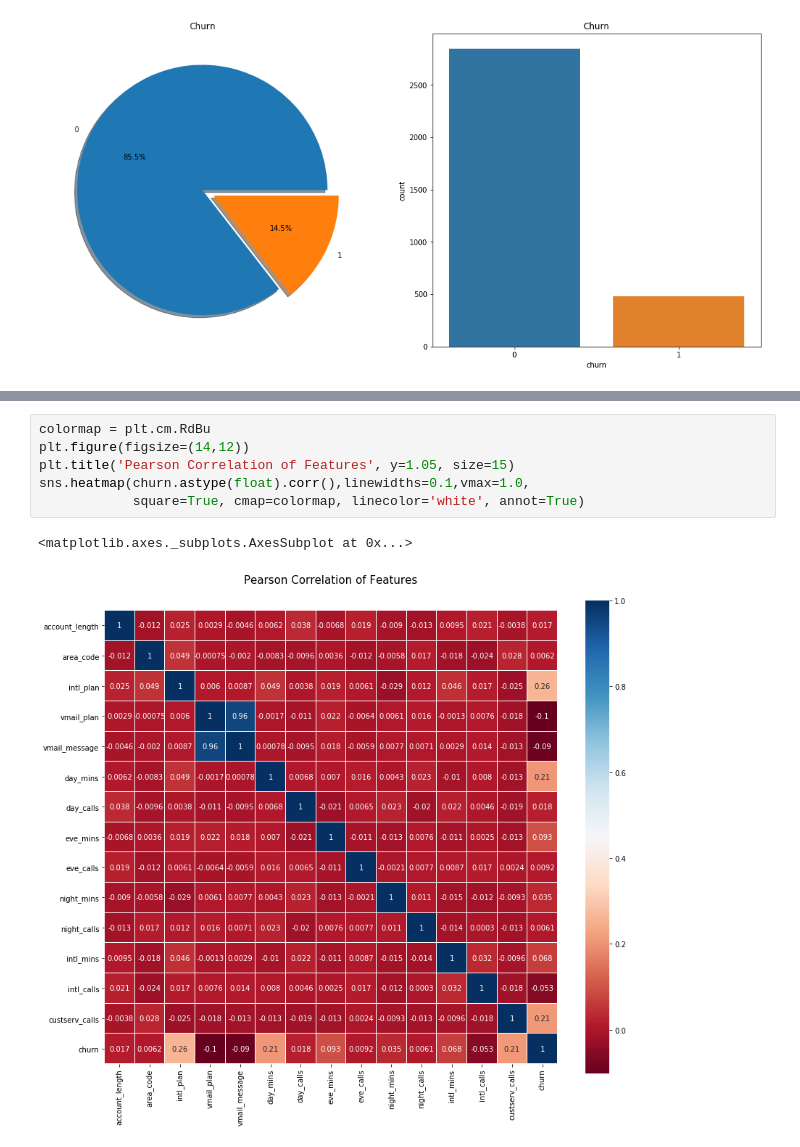
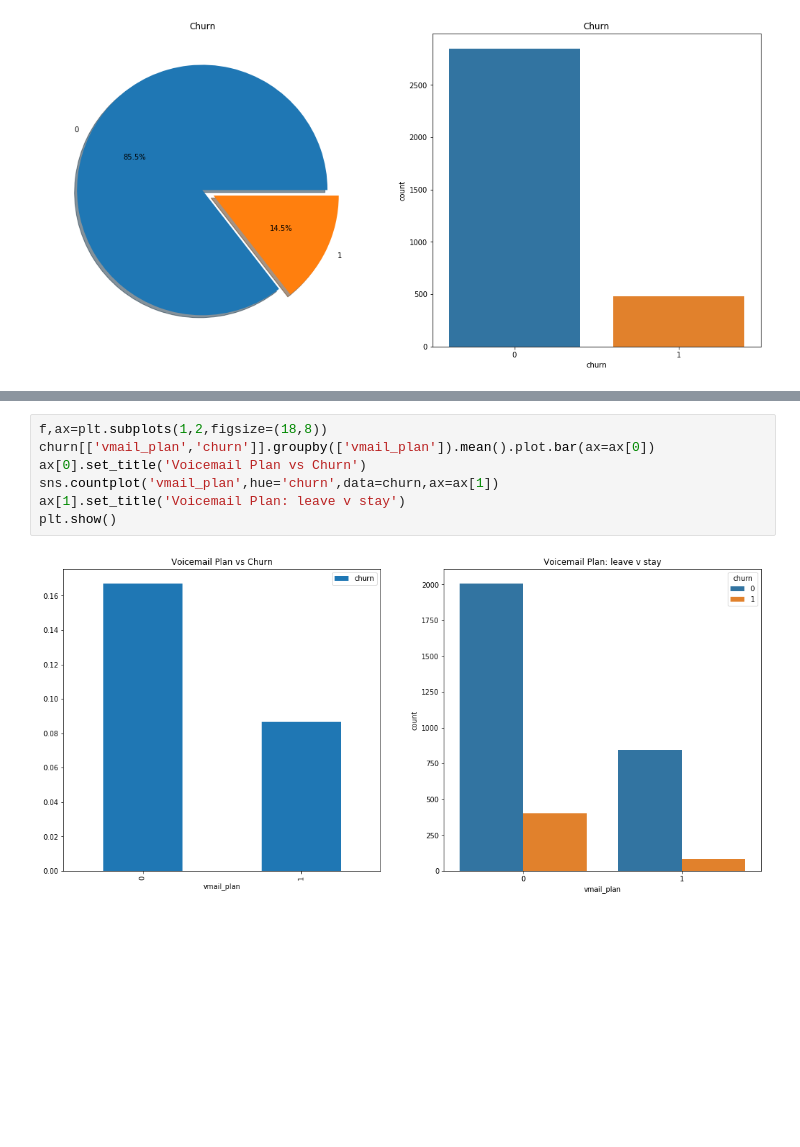
Before and after one commit to enzocordero/datasciencefinalproj, a Jupyter notebook: final proj.ipynb, the cells around one changed output, grey strips where cells are left out. Cells and saved outputs as stored; diff of their text form; blank space fills up the shorter version.

```diff
--- a/final proj.ipynb
+++ b/final proj.ipynb
@@ -87,9 +102,9 @@ plt.show()
-# %%
-colormap = plt.cm.RdBu
-plt.figure(figsize=(14,12))
-plt.title('Pearson Correlation of Features', y=1.05, size=15)
-sns.heatmap(churn.astype(float).corr(),linewidths=0.1,vmax=1.0,
-            square=True, cmap=colormap, linecolor='white', annot=True)
-# %% [output]
-<matplotlib.axes._subplots.AxesSubplot at 0x...>
-[figure, removed]
+# %%
+f,ax=plt.subplots(1,2,figsize=(18,8))
+churn[['vmail_plan','churn']].groupby(['vmail_plan']).mean().plot.bar(ax=ax[0])
+ax[0].set_title('Voicemail Plan vs Churn')
+sns.countplot('vmail_plan',hue='churn',data=churn,ax=ax[1])
+ax[1].set_title('Voicemail Plan: leave v stay')
+plt.show()
+# %% [output]
+[figure, added]
```
Also changed, not shown: parts of 21 cells of this notebook.
